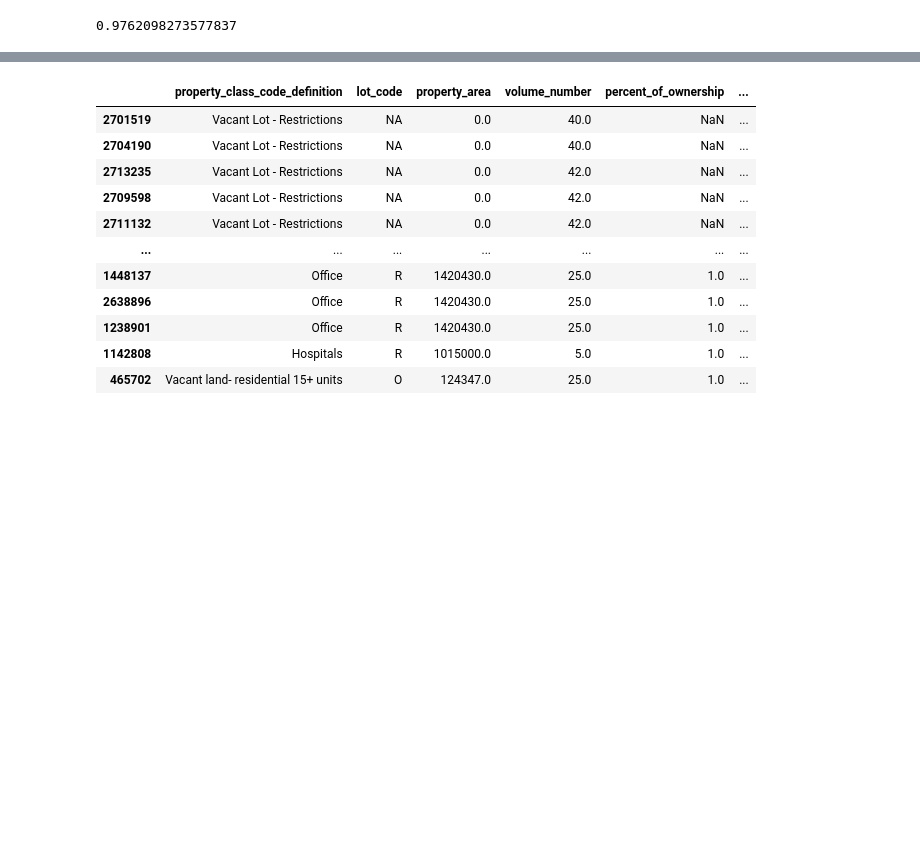
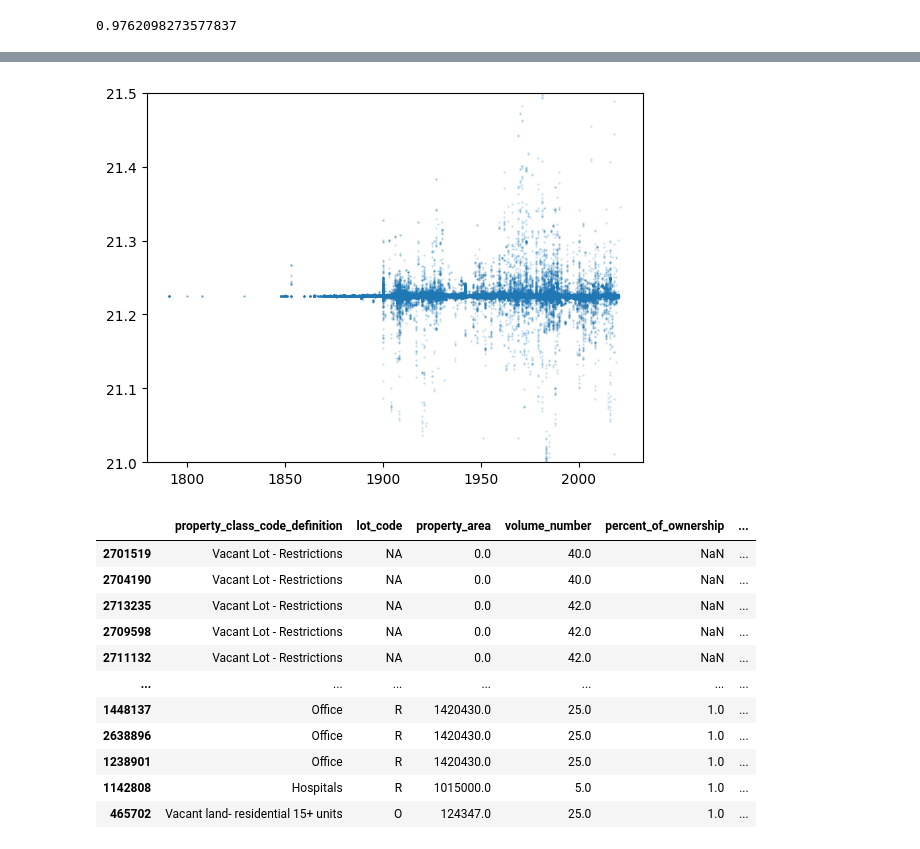
Before and after one commit to sdamerdji/dissertation, a Jupyter notebook: ef/fmv.ipynb, the cells around one changed output, grey strips where cells are left out. Saved outputs shown, nothing was run; the diff lists cells and outputs as text; code cells hidden in the pictures; blank space fills up the shorter version.

```diff
--- a/ef/fmv.ipynb
+++ b/ef/fmv.ipynb
@@ -212,3 +268,9 @@ tax.loc[fmv.index, 'imputed_fair_market_acquisition'] = fmv['assessed_sales_valu
+# %%
+plt.scatter(tax['year_property_built'], np.log1p((abs(diff.min()) + diff)), alpha=.25, s=.25)
+plt.ylim((21, 21.5))
+plt.show()
+# %% [output]
+[figure, added]
 # %%
 tax.sort_values('imputed_fair_market_acquisition', ascending=True)
 # %% [output]
```
Also changed, not shown: parts of 17 cells of this notebook.
